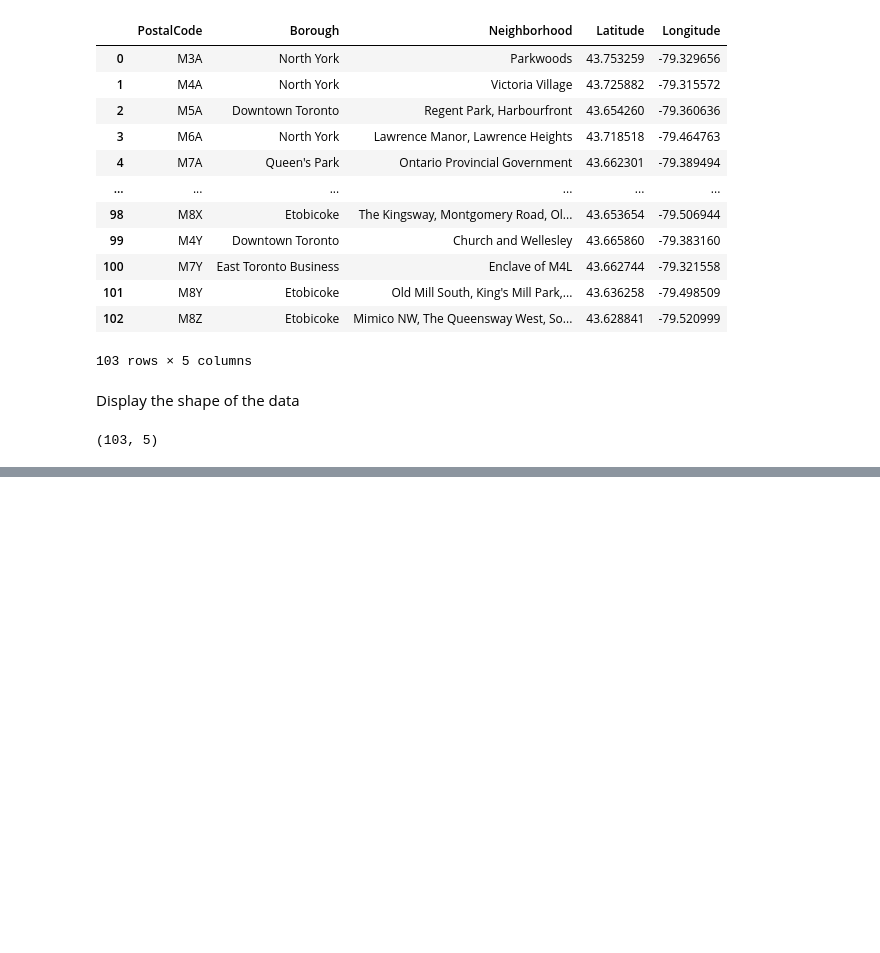
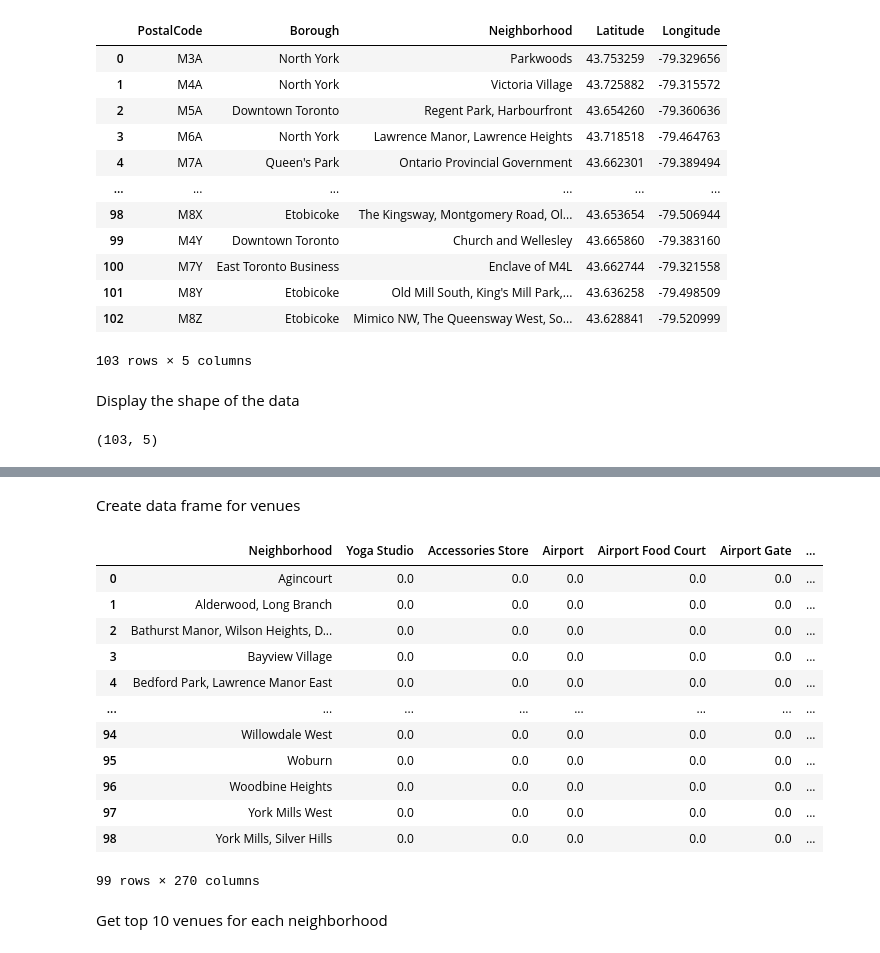
Before and after one commit to paraicogorman/Python_Capstone_Project_v1, a Jupyter notebook: Segmenting and Clustering Neighborhoods in Toronto.ipynb, the cells around one changed output, grey strips where cells are left out. Saved outputs shown, nothing was run; the diff lists cells and outputs as text; code cells hidden in the pictures; blank space fills up the shorter version.

Commit message:
Published from Watson Studio.

```diff
--- a/Segmenting and Clustering Neighborhoods in Toronto.ipynb
+++ b/Segmenting and Clustering Neighborhoods in Toronto.ipynb
@@ -88,0 +106,19 @@ Toronto.shape
+# %%
+# create map of New York using latitude and longitude values
+map_Toronto = folium.Map(location=[latitude, longitude], zoom_start=10)
+
+# add markers to map
+for lat, lng, borough, neighborhood in zip(Toronto['Latitude'], Toronto['Longitude'], Toronto['Borough'], Toronto['Neighborhood']):
+    label = '{}, {}'.format(neighborhood, borough)
+    label = folium.Popup(label, parse_html=True)
+    folium.CircleMarker(
+        [lat, lng],
+        radius=5,
+        popup=label,
+        color='blue',
+        fill=True,
+        fill_color='#3186cc',
+        fill_opacity=0.7,
+        parse_html=False).add_to(map_Toronto)
+
+map_Toronto
@@ -88,0 +129,5 @@ Toronto.shape
+# %%
+CLIENT_ID = 'MF004K2FJI1DI00L20LGTYA2KQNQLCMBU305JDS5YOYSKVF1' # your Foursquare ID
+CLIENT_SECRET = 'N3ZBJUODZN0IN1YOFIMCW4VOVYUMDRHCX4JEH3DECBRI4O12' # your Foursquare Secret
+VERSION = '20180605' # Foursquare API version
+LIMIT = 100 # A default Foursquare API limit value
@@ -88,0 +176,6 @@ Toronto.shape
+# %%
+names = Toronto['Neighborhood']
+latitude = Toronto['Latitude']
+longitude = Toronto['Longitude']
+Toronto_venues = getNearbyVenues(names, latitude, longitude, radius=500)
+Toronto_venues.head()
@@ -88,0 +217,29 @@ Toronto.shape
+# %% [markdown]
+Create data frame for venues
+# %%
+# one hot encoding
+Toronto_onehot = pd.get_dummies(Toronto_venues[['Venue Category']], prefix="", prefix_sep="")
+
+# add neighborhood column back to dataframe
+Toronto_onehot['Neighborhood'] = Toronto_venues['Neighborhood']
+
+# move neighborhood column to the first column
+fixed_columns = [Toronto_onehot.columns[-1]] + list(Toronto_onehot.columns[:-1])
+Toronto_onehot = Toronto_onehot[fixed_columns]
+
+Toronto_grouped = Toronto_onehot.groupby('Neighborhood').mean().reset_index()
+Toronto_grouped
+# %% [output]
+|  | Neighborhood | Yoga Studio | Accessories Store | Airport | Airport Food Court | Airport Gate | ... |
+| 0 | Agincourt | 0.0 | 0.0 | 0.0 | 0.0 | 0.0 | ... |
+| 1 | Alderwood, Long Branch | 0.0 | 0.0 | 0.0 | 0.0 | 0.0 | ... |
+| 2 | Bathurst Manor, Wilson Heights, D... | 0.0 | 0.0 | 0.0 | 0.0 | 0.0 | ... |
+| 3 | Bayview Village | 0.0 | 0.0 | 0.0 | 0.0 | 0.0 | ... |
+| 4 | Bedford Park, Lawrence Manor East | 0.0 | 0.0 | 0.0 | 0.0 | 0.0 | ... |
+| ... | ... | ... | ... | ... | ... | ... | ... |
+| 94 | Willowdale West | 0.0 | 0.0 | 0.0 | 0.0 | 0.0 | ... |
+| 95 | Woburn | 0.0 | 0.0 | 0.0 | 0.0 | 0.0 | ... |
+| 96 | Woodbine Heights | 0.0 | 0.0 | 0.0 | 0.0 | 0.0 | ... |
+| 97 | York Mills West | 0.0 | 0.0 | 0.0 | 0.0 | 0.0 | ... |
+| 98 | York Mills, Silver Hills | 0.0 | 0.0 | 0.0 | 0.0 | 0.0 | ... |
+99 rows × 270 columns
@@ -88,0 +252,2 @@ Toronto.shape
+# %% [markdown]
+Get top 10 venues for each neighborhood
```
Also changed, not shown: parts of 30 cells of this notebook.
